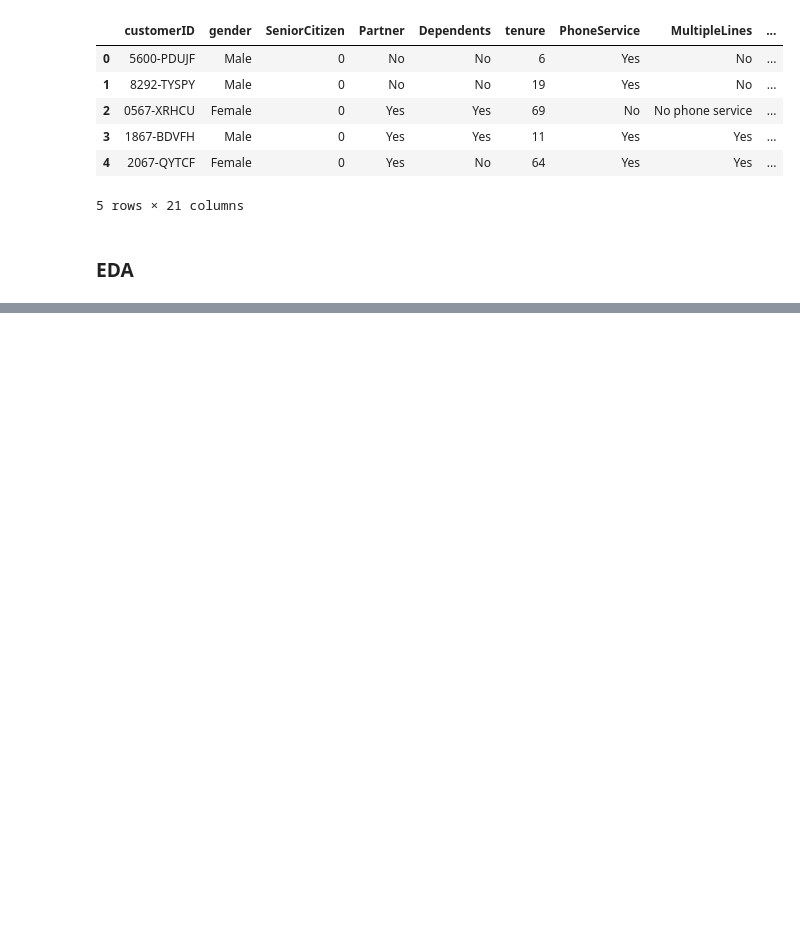
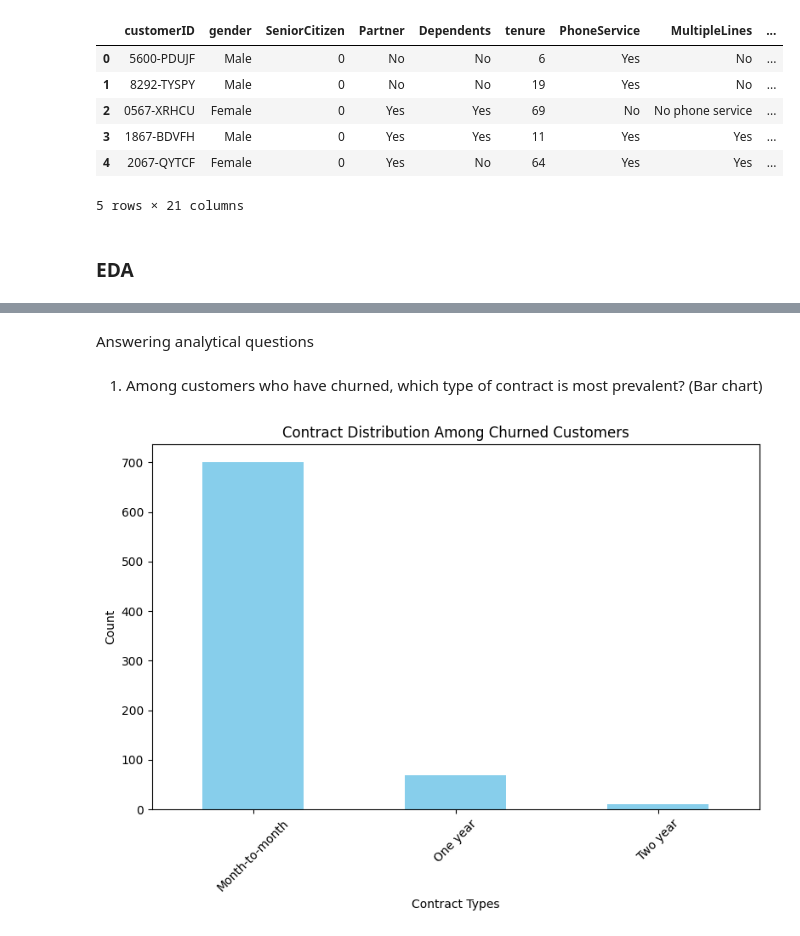
Before and after one commit to analystdee/lp2_customer_churn_prediction, a Jupyter notebook: file.ipynb, the cells around one changed output, grey strips where cells are left out. Drawn from its saved outputs; the diff is of its cells as text; code cells hidden in the pictures; blank space fills up the shorter version.

```diff
--- a/file.ipynb
+++ b/file.ipynb
@@ -173,0 +283,8 @@ Univarate Analysis
+# %%
+data1.drop('TotalCharges', axis=1, inplace=True)
+# %%
+
+# Replace null values in 'totalcharge' with 'monthlycharge' values where 'tenure' is 0
+data1.loc[(data1['tenure'] == 0) & (data1['TotalCharge'].isnull()), 'TotalCharge'] = data1['MonthlyCharges']
+
+data1[data1['tenure'] == 0]
@@ -173,0 +329,9 @@ Univarate Analysis
+# %%
+
+
+# Identify the categorical columns with missing values
+categorical_columns = ["MultipleLines",  "OnlineSecurity", "OnlineBackup", "DeviceProtection", "TechSupport", "StreamingTV", "StreamingMovies","Churn"]
+
+# Impute missing values with the mode for each categorical column
+for column in categorical_columns:
+    data1[column].fillna(data1[column].mode()[0], inplace=True)
@@ -173,0 +358,22 @@ Univarate Analysis
+# %% [markdown]
+Answering analytical questions
+# %% [markdown]
+1. Among customers who have churned, which type of contract is most prevalent? (Bar chart)
+# %%
+
+churned_customers = data1[data1['Churn'] == True].reset_index()
+
+
+# Count the most prevalent type of contract among churned customers
+contract_counts = churned_customers['Contract'].value_counts()
+
+plt.figure(figsize=(8, 6))
+contract_counts.plot(kind='bar', color='skyblue')
+plt.title('Contract Distribution Among Churned Customers')
+plt.xlabel('Contract Types')
+plt.ylabel('Count')
+plt.xticks(rotation=45)  # Rotate x-axis labels for better readability
+plt.tight_layout()
+plt.show()
+# %% [output]
+[figure, added]
```
Also changed, not shown: parts of 65 cells of this notebook.
